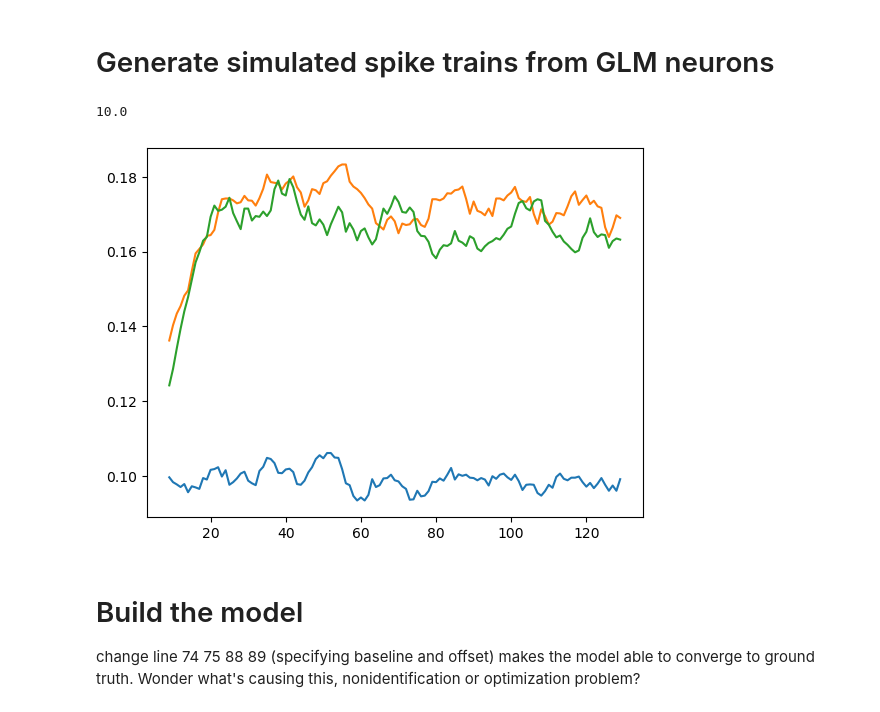
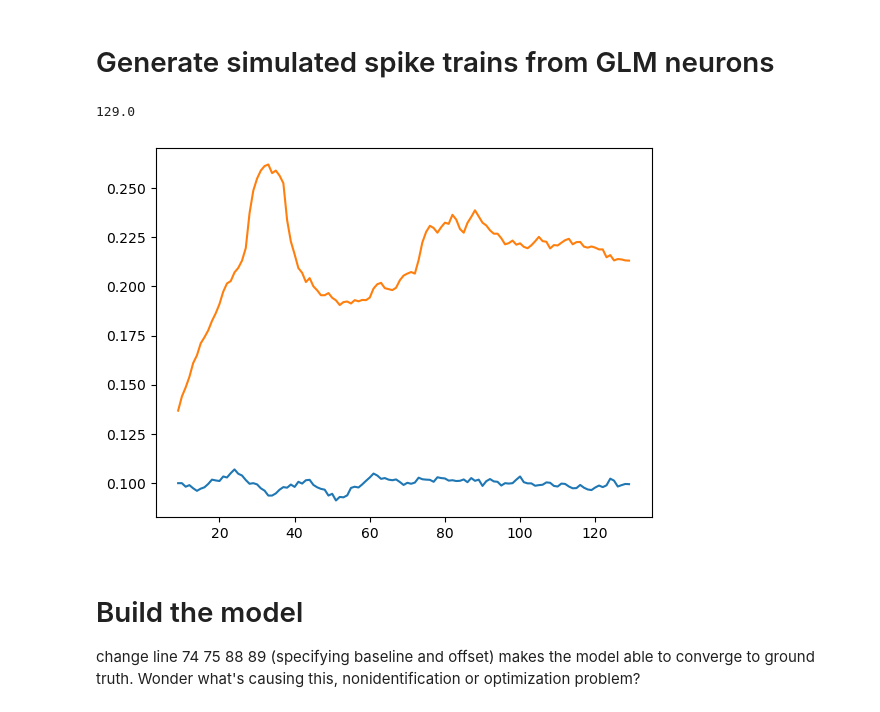
Before and after one commit to Qi-Xin/FC-GPFA, a Jupyter notebook: Decoder&Encoder.ipynb, the cells around one changed output. Saved outputs shown, nothing was run; the diff lists cells and outputs as text; code cells hidden in the pictures.

```diff
--- a/Decoder&Encoder.ipynb
+++ b/Decoder&Encoder.ipynb
@@ -158,7 +161,7 @@ np.random.seed(0)
 baseline_fr = 0.1
 MAX_FIRING_RATE = 10
 ntrial = 1000
-narea = 3
+narea = 2
 nneuron_area = 1
 npadding = 30
 nneuron = narea*nneuron_area
@@ -175,6 +178,7 @@ nt = nt_wo_padding + gt_neuron_params['npadding']
 coupling_mat = np.zeros((max_histories, nneuron, nneuron))
 baseline_mat = np.zeros((nt, nneuron))
 spikes = np.zeros((ntrial, nneuron, nt))
+log_firing_rate_rcd = np.zeros((ntrial, nneuron, nt))
 
 ### Generate coupling matrix
 for jarea in range(narea):
@@ -208,35 +212,36 @@ time_varying_coef = np.einsum('ijl, mlt -> ijmt', project_w, latents) + gt_laten
 for itrial in range(ntrial):
     spikes_single_trial = np.zeros((nt, nneuron, 1))
     log_firing_rate = copy.copy(baseline_mat[:,:,np.newaxis])
     spikes_single_trial[0,:,0] = np.random.poisson(np.exp(log_firing_rate[0,:,0]))
 
     for t in range(1, nt):
         nhistories = min(t, max_histories)
         temp_log_firing_rate = (coupling_mat[-nhistories:, :, :] \
             * np.kron(time_varying_coef[:,:,itrial,t][np.newaxis,:,:], np.ones((nneuron_area, nneuron_area))) \
                 * spikes_single_trial[(t-nhistories):(t), :, :]).sum(axis=(0, 1))
         log_firing_rate[t,:,0] += temp_log_firing_rate
         log_firing_rate[t,:,0] = np.minimum(log_firing_rate[t,:,0], MAX_FIRING_RATE)
         spikes_single_trial[t,:,0] = np.random.poisson(np.exp(log_firing_rate[t,:,0]))
         # spikes_single_trial[t,:,0] = np.exp(log_firing_rate[t,:,0])
 
     log_firing_rate = log_firing_rate.squeeze()
     spikes_single_trial = spikes_single_trial.squeeze()
     spikes[itrial, :, :] = spikes_single_trial.T
+    log_firing_rate_rcd[itrial, :, :] = log_firing_rate.T
 
 print(spikes.max())
 
 spikes_full = spikes
 spikes = [spikes_full[:,iarea*nneuron_area:(iarea+1)*nneuron_area,:] for iarea in range(narea)]
 
 import pandas as pd
 window_size = 10
 for i in range(narea):
     smoothed_spikes = pd.Series(spikes[i].mean(axis=(0,1))).rolling(window=window_size).mean()
     plt.plot(smoothed_spikes)
 # %% [output]
-10.0
+129.0
-[figure, old version]
+[figure, new version]
 # %% [markdown]
 # Build the model
 
```
Also changed, not shown: parts of 8 cells of this notebook.
